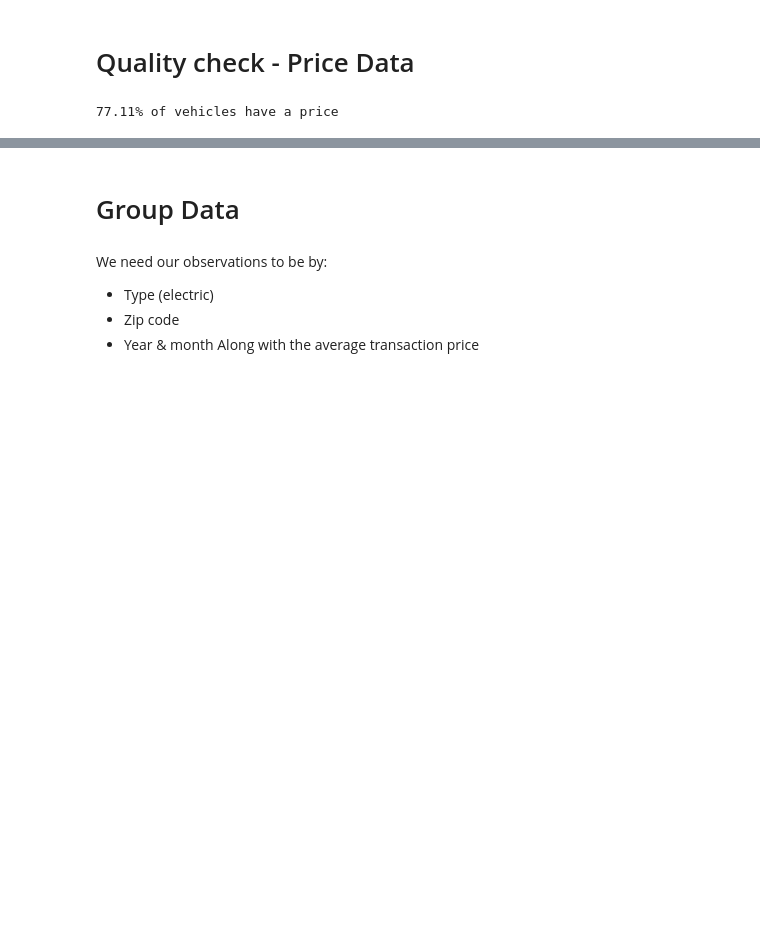
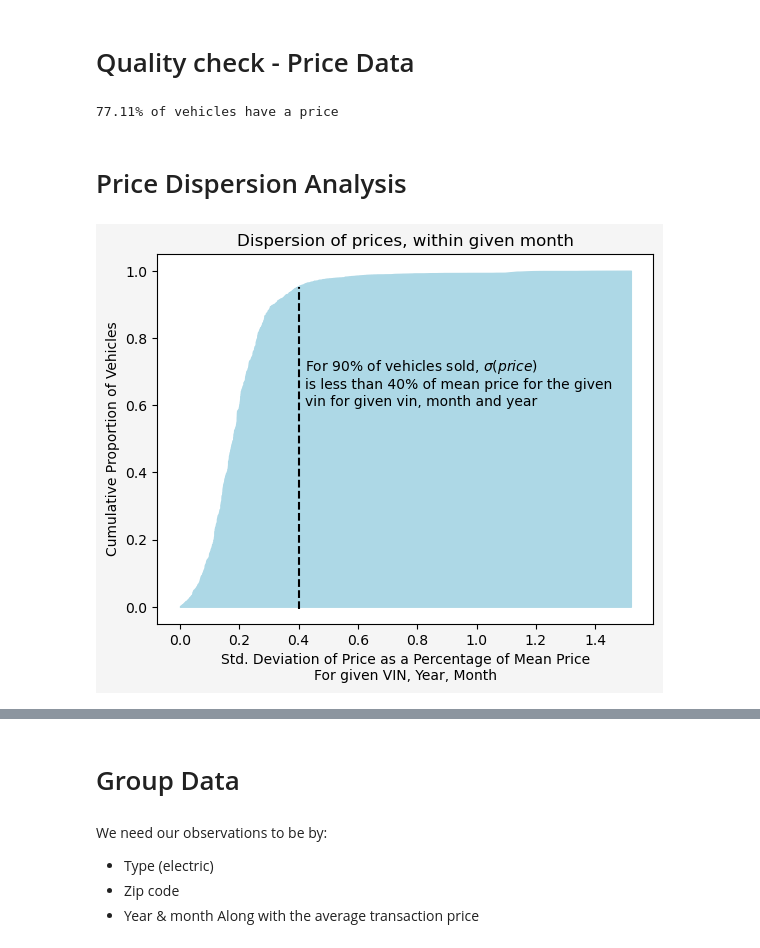
Before and after one commit to rajanoureddine/ctdot-tobin-yse, a Jupyter notebook: 3_rlpolk_analysis/prepare_poisson_data.ipynb, the cells around one changed output, grey strips where cells are left out. Saved outputs shown, nothing was run; the diff lists cells and outputs as text; code cells hidden in the pictures; blank space fills up the shorter version.

```diff
--- a/3_rlpolk_analysis/prepare_poisson_data.ipynb
+++ b/3_rlpolk_analysis/prepare_poisson_data.ipynb
@@ -84,3 +53,9 @@ rlp.loc[rlp_price_mask, "vehs_with_price"] = rlp.loc[rlp_price_mask, "VEH_COUNT"
 rlp.loc[~rlp_price_mask, "vehs_with_price"] = 0
 rlp.loc[~rlp_price_mask, "vehs_without_price"] = rlp.loc[~rlp_price_mask, "VEH_COUNT"]
 rlp.loc[rlp_price_mask, "vehs_without_price"] = 0
+# %% [markdown]
+# Price Dispersion Analysis
+# %%
+# Prepare for grouping
+ev_price_disp = rlp[rlp["Fuel Type - Primary"] == "Electric"]
+ev_price_disp = ev_price_disp[ev_price_disp["vehs_with_price"] > 0]
@@ -86,0 +109,16 @@ rlp.loc[rlp_price_mask, "vehs_without_price"] = 0
+# %%
+test = ev_price_disp_full[["total_sold", "sd_pct_mean"]].sort_values("sd_pct_mean")
+test["cumulative"] = test["total_sold"].cumsum(axis = 0)
+
+
+# Fig
+fig, ax = plt.subplots(nrows = 1, ncols = 1, facecolor = 'whitesmoke')
+ax.fill_between(test["sd_pct_mean"], test["cumulative"]/max(test["cumulative"]), 0, color = 'lightblue')
+ax.set_title("Dispersion of prices, within given month")
+ax.set_xlabel("Std. Deviation of Price as a Percentage of Mean Price\nFor given VIN, Year, Month")
+ax.set_ylabel("Cumulative Proportion of Vehicles")
+ax.axvline(x=0.4, ymin = 0.04, ymax=0.91, linestyle ="--", color = 'black')
+ax.text(0.42, 0.6, "For 90% of vehicles sold, $\sigma(\t{price})$\nis less than 40% of mean price for the given\nvin for given vin, month and year")
+fig.show()
+# %% [output]
+[figure, added]
```
Also changed, not shown: parts of 43 cells of this notebook.
